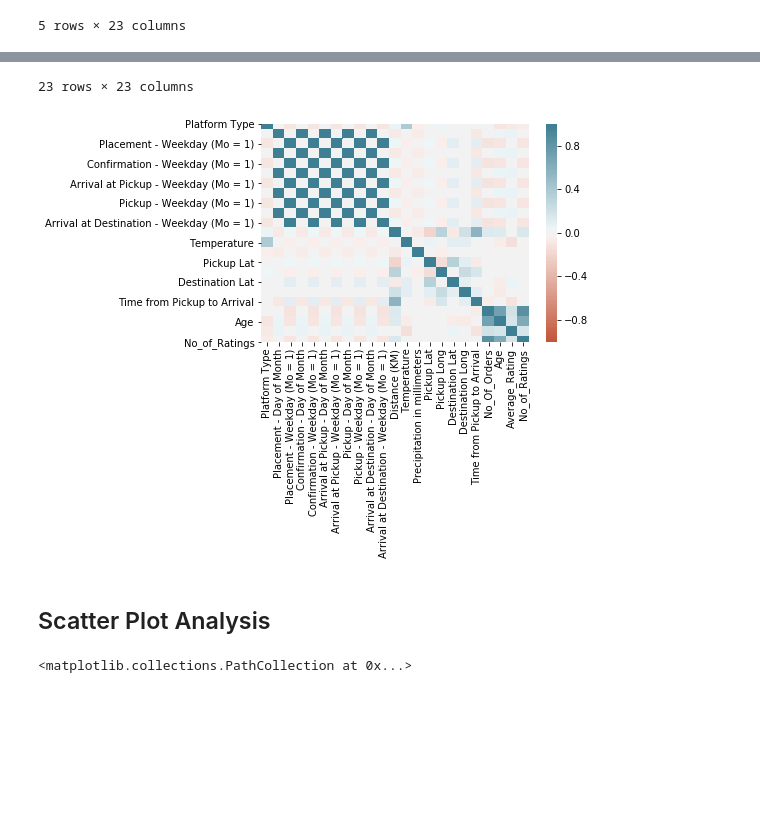
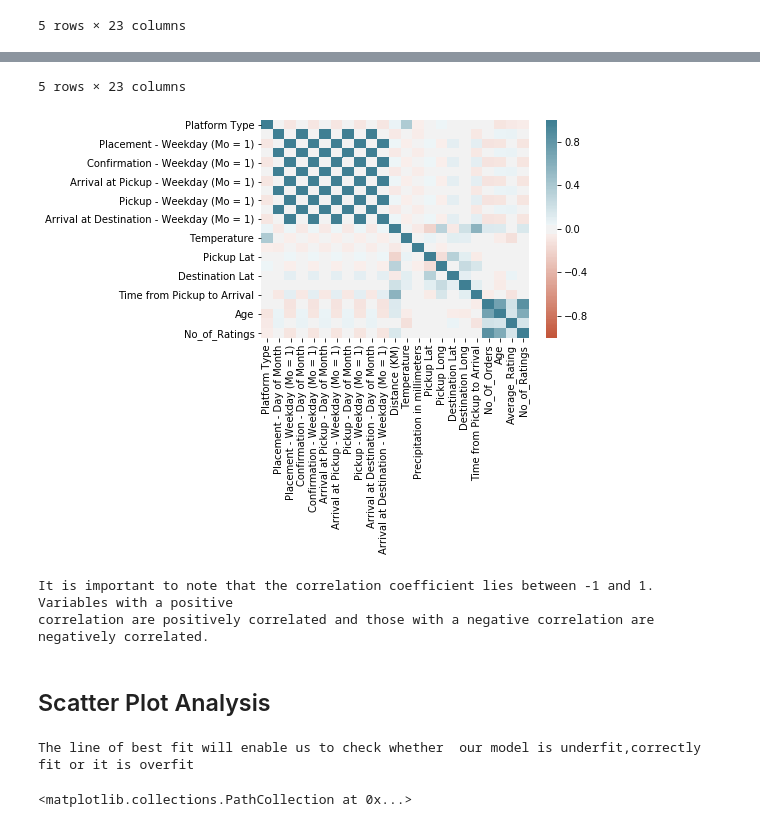
Before and after one commit to ZintleFaltein/CT_9, a Jupyter notebook: Final Notebook.ipynb, the cells around one changed output, grey strips where cells are left out. Cells and saved outputs as stored; diff of their text form; code cells hidden in the pictures; blank space fills up the shorter version.

```diff
--- a/Final Notebook.ipynb
+++ b/Final Notebook.ipynb
@@ -196,9 +199,10 @@ df_grp.head()
 5 rows × 23 columns
 # %%
 #Heatmap and correlation table of grouped dataset
+
 corr = df_grp.corr()
 ax = sns.heatmap(corr, cmap = sns.diverging_palette(20, 220, n=200),  vmax = 1, vmin = -1 , center = 0 )
-corr
+corr.head()
 # %% [output]
 |  | Platform Type | Placement - Day of Month | Placement - Weekday (Mo = 1) | Confirmation - Day of Month | Confirmation - Weekday (Mo = 1) | ... |
 | Platform Type | 1.000000 | -0.018958 | -0.091786 | -0.018951 | -0.091748 | ... |
@@ -220,5 +213,11 @@ corr
-23 rows × 23 columns
+5 rows × 23 columns
-[figure, old version]
+[figure, new version]
+# %%
+print("""It is important to note that the correlation coefficient lies between -1 and 1. Variables with a positive
+correlation are positively correlated and those with a negative correlation are negatively correlated.""")
+# %% [output]
+It is important to note that the correlation coefficient lies between -1 and 1. Variables with a positive
+correlation are positively correlated and those with a negative correlation are negatively correlated.
 # %% [markdown]
 ## Scatter Plot Analysis
 # %%
@@ -226,6 +226,10 @@ corr
 def best_fit_slope(X,y):
     m = ((mean(X) * mean(y)) - mean(X * y))/ ((mean(X)**2) - (mean(X**2)))
     return m
+# %%
+print("""The line of best fit will enable us to check whether  our model is underfit,correctly fit or it is overfit""")
+# %% [output]
+The line of best fit will enable us to check whether  our model is underfit,correctly fit or it is overfit
 # %%
 #Function used to determine y-intercept of best fit line
 def best_fit_yintercept(X, y, m):
```
Also changed, not shown: parts of 11 cells of this notebook, 4 other files.
